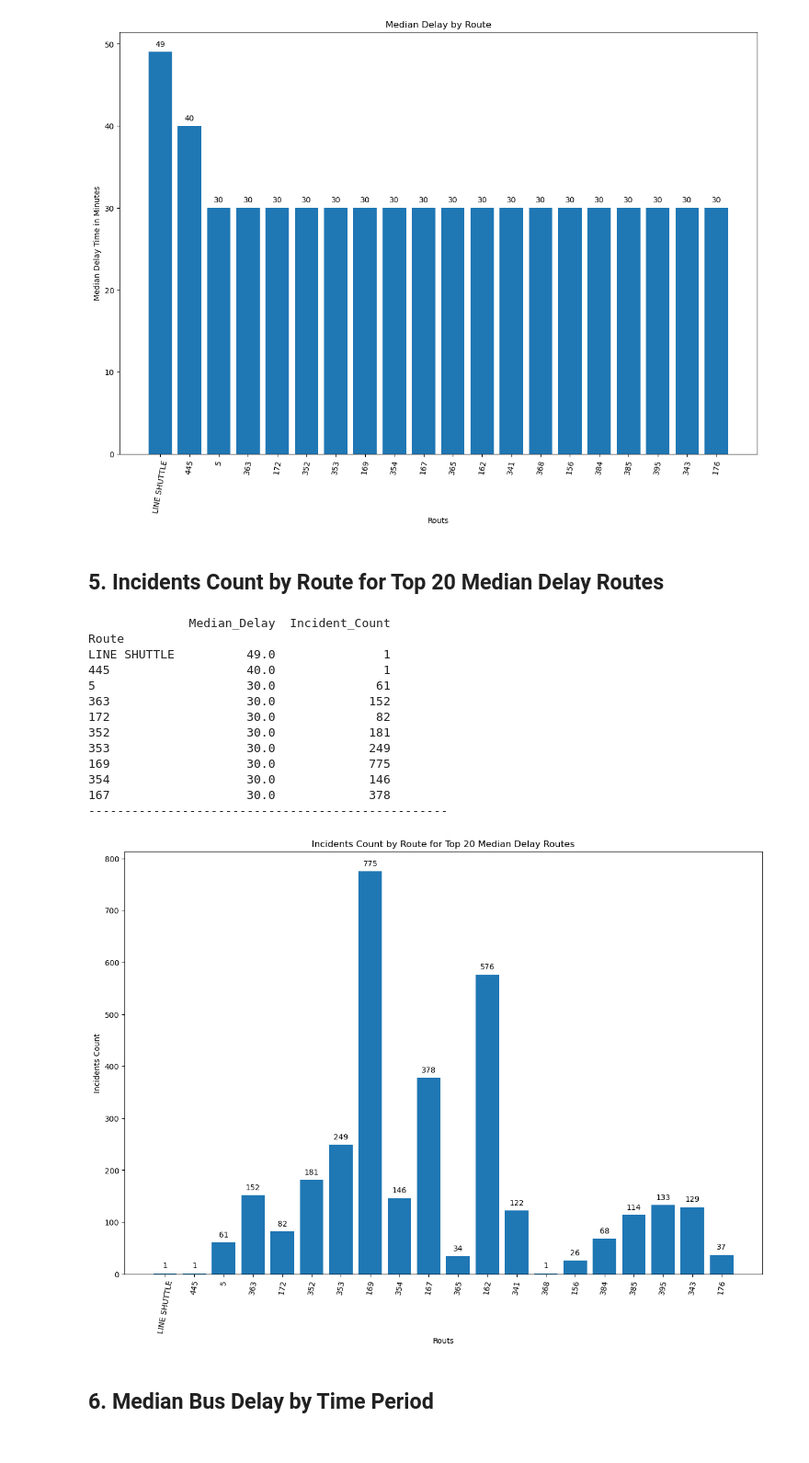
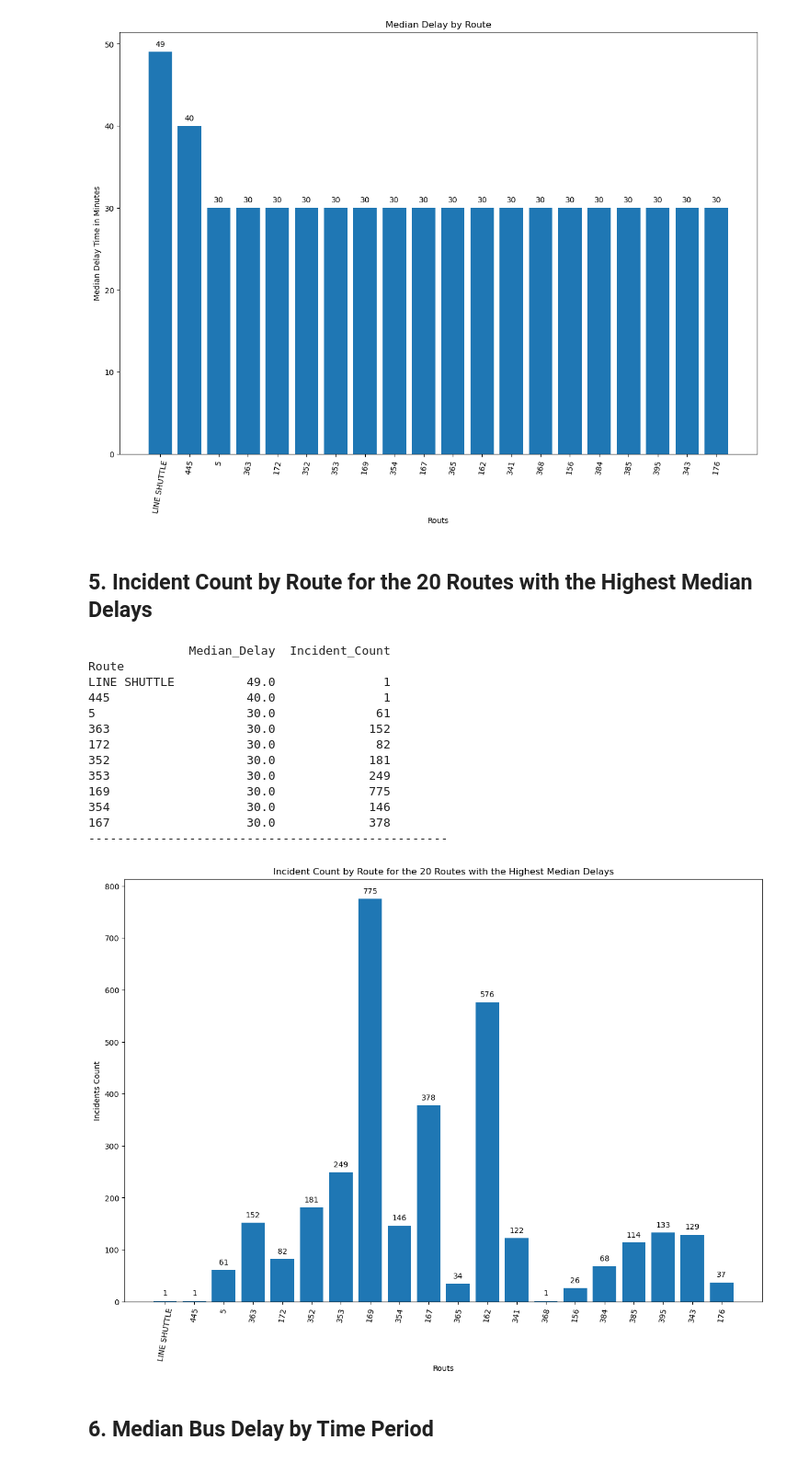
Before and after one commit to RNA6/DS-Project, a Jupyter notebook: Visuallization_with_outliers.ipynb, the cells around one changed output. Shown at 92% size. Drawn from its saved outputs; the diff is of its cells as text; code cells hidden in the pictures.

```diff
--- a/Visuallization_with_outliers.ipynb
+++ b/Visuallization_with_outliers.ipynb
@@ -100,7 +100,7 @@ Name: Min Delay, dtype: float64
 --------------------------------------------------
 [figure]
 # %% [markdown]
-## **5. Incidents Count by Route for Top 20 Median Delay Routes**
+## **5. Incident Count by Route for the 20 Routes with the Highest Median Delays**
 # %%
 incident_count_by_route = (
     delay_dataset
@@ -113,35 +113,35 @@ incident_count_by_route = (
 )
 print(incident_count_by_route.head(10))
 print("-"*50)
 
 plt.figure(figsize = (15,10))
 bars = plt.bar(incident_count_by_route.head(20).index, incident_count_by_route.head(20)['Incident_Count'])
 
 plt.bar_label(bars, padding=5)
 
 plt.xticks(fontsize = 10, rotation = 80)
 plt.yticks(range(0, 801, 100))
 
 plt.xlabel('Routs')
 plt.ylabel('Incidents Count')
 
-plt.title('Incidents Count by Route for Top 20 Median Delay Routes')
+plt.title('Incident Count by Route for the 20 Routes with the Highest Median Delays')
 plt.show()
 # %% [output]
               Median_Delay  Incident_Count
 Route
 LINE SHUTTLE          49.0               1
 445                   40.0               1
 5                     30.0              61
 363                   30.0             152
 172                   30.0              82
 352                   30.0             181
 353                   30.0             249
 169                   30.0             775
 354                   30.0             146
 167                   30.0             378
 --------------------------------------------------
-[figure, old version]
+[figure, new version]
 # %% [markdown]
 ## **6. Median Bus Delay by Time Period**
 # %%
```
Also changed, not shown: parts of 4 cells of this notebook, 1 other file.
